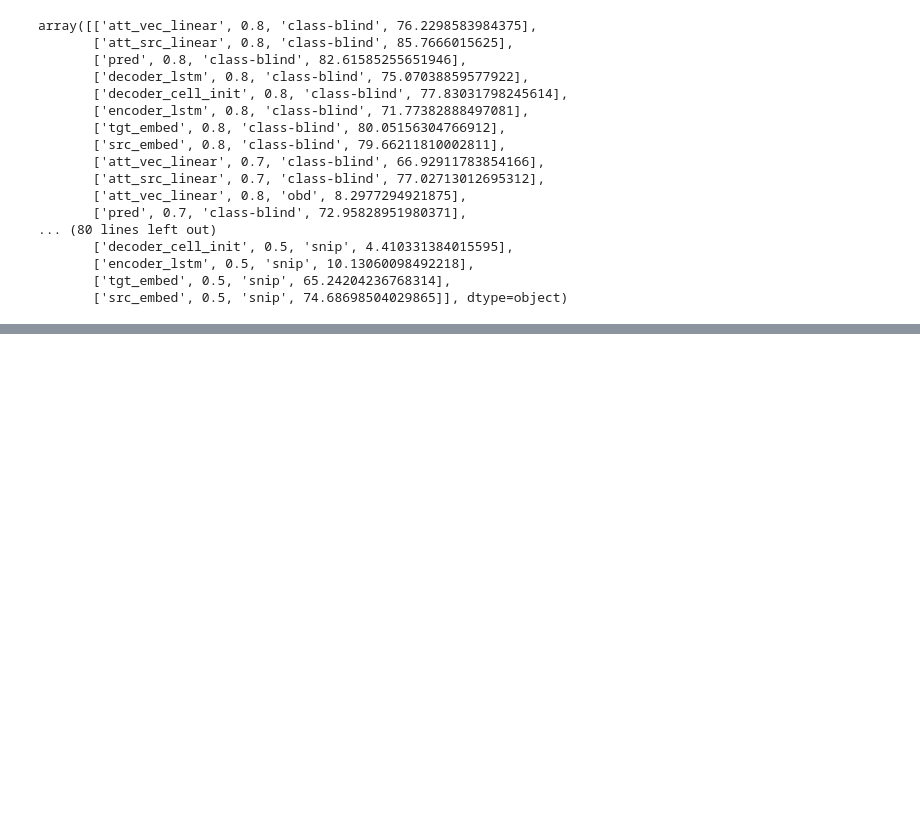
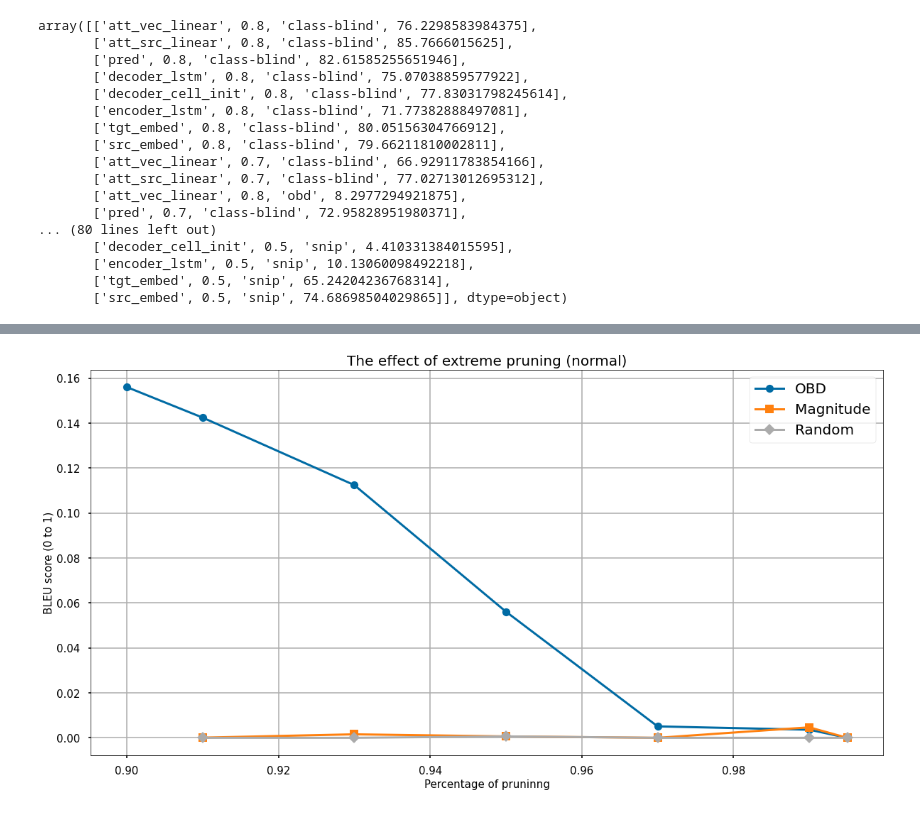
Before and after one commit to Kyrylo-Shyvam/LSTM-Pruning, a Jupyter notebook: notebooks/make-charts2.ipynb, the cells around one changed output, grey strips where cells are left out. Saved outputs shown, nothing was run; the diff lists cells and outputs as text; code cells hidden in the pictures; blank space fills up the shorter version.

```diff
--- a/notebooks/make-charts2.ipynb
+++ b/notebooks/make-charts2.ipynb
@@ -203,0 +298,3 @@ array([['att_vec_linear', 0.8, 'class-blind', 76.2298583984375],
+# %%
+df = pd.read_csv('./data/extreme-2.csv')
+df
@@ -203,0 +315,3 @@ array([['att_vec_linear', 0.8, 'class-blind', 76.2298583984375],
+# %%
+arr = df.to_numpy()[:,1:]
+arr
@@ -203,0 +332,2 @@ array([['att_vec_linear', 0.8, 'class-blind', 76.2298583984375],
+# %%
+arr[arr[:,2] > 0.01,2] = 0
@@ -203,0 +351,3 @@ array([['att_vec_linear', 0.8, 'class-blind', 76.2298583984375],
+# %%
+blind = arr[arr[:,1] == 'class-blind'][:,[0,2,3]]
+random_arr  = arr[arr[:,1] == 'random'][:,[0,2,3]]
@@ -203,0 +364,24 @@ array([['att_vec_linear', 0.8, 'class-blind', 76.2298583984375],
+# %%
+_,ax=plt.subplots(1, figsize=(20,10))
+markers = ['o', 's', 'D', 'v']
+
+numbers = [obd_extreme, blind, random_arr]
+
+for i,j,name,array in zip(range(0,3),markers,['OBD','Magnitude','Random'],numbers):
+    index = np.argsort(array[:,0])
+    plt.plot(array[index,0],array[index,1],marker=j,label=name,linewidth=3)
+# print(arr)
+plt.legend(prop={'size': 20})
+# plt.xticks(list(new_arr[:,0]))
+
+
+ax.tick_params(axis='x', labelsize=15)
+ax.tick_params(axis='y', labelsize=15)
+ax.set_xlabel('Percentage of pruninng',fontsize=15)
+ax.set_ylabel('BLEU score (0 to 1)',fontsize=15)
+ax.set_title('The effect of extreme pruning (normal)', fontsize=20)
+ax.grid()
+plt.savefig('The effect of extreme pruning (normal).png')
+plt.show()
+# %% [output]
+[figure, added]
```
Also changed, not shown: parts of 17 cells of this notebook, 8 other files.
